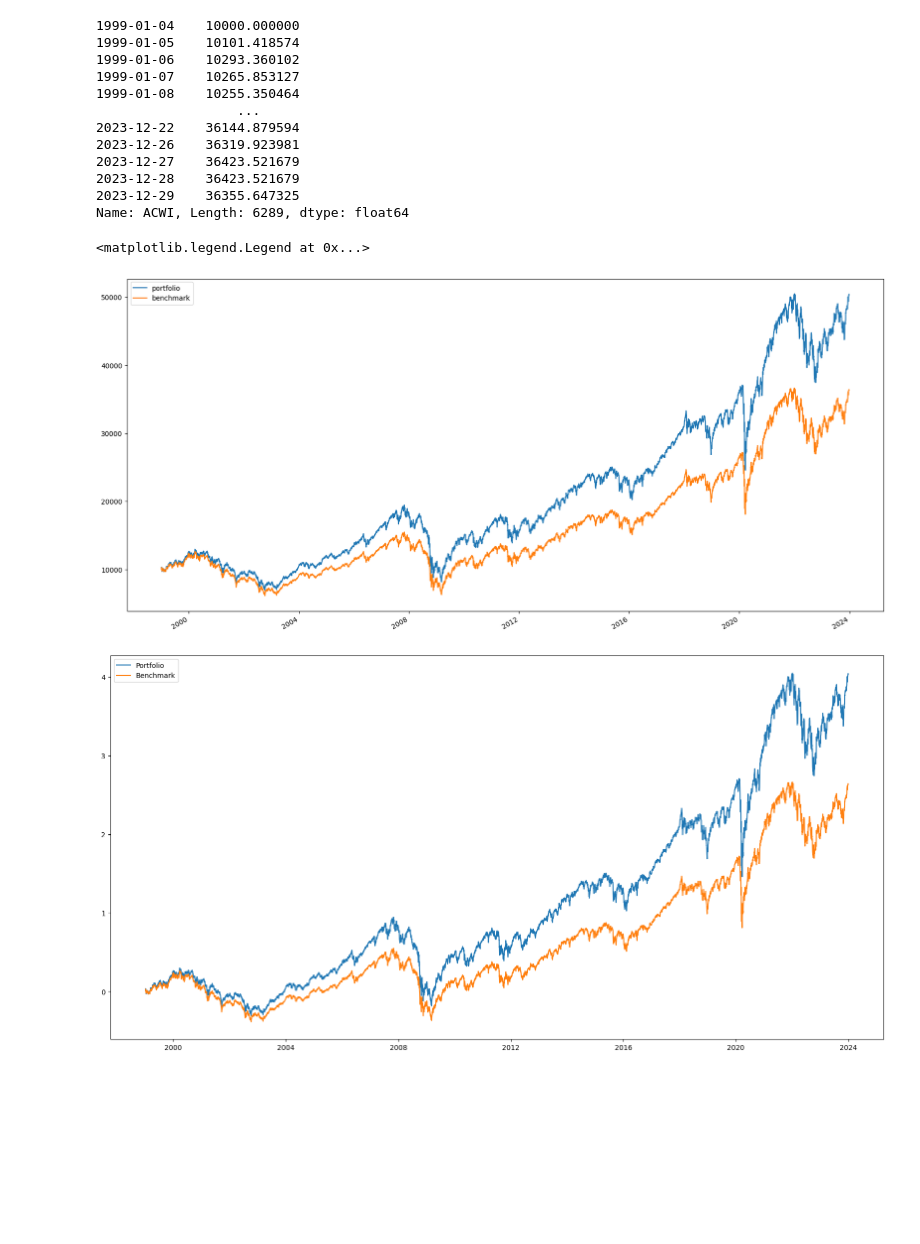
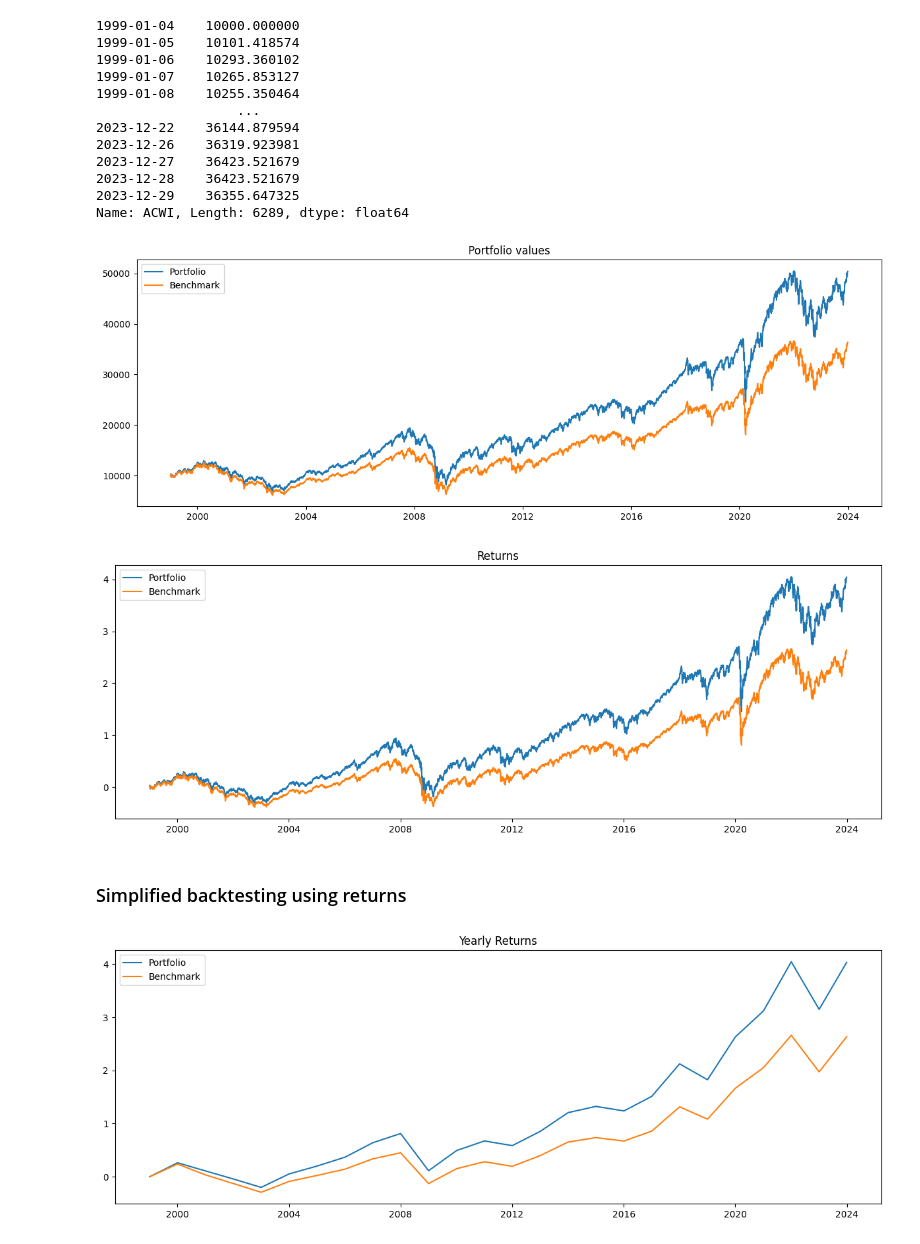
Before and after one commit to lharazin/TFM, a Jupyter notebook: Algorithm/backtesting/msci_acwi_replica_with_rebalancing.ipynb, the cells around one changed output. Drawn from its saved outputs; the diff is of its cells as text; code cells hidden in the pictures; blank space fills up the shorter version.

Commit message:
added cache and extended backtesting

```diff
--- a/Algorithm/backtesting/msci_acwi_replica_with_rebalancing.ipynb
+++ b/Algorithm/backtesting/msci_acwi_replica_with_rebalancing.ipynb
@@ -57,12 +51,8 @@ Name: ACWI, Length: 6289, dtype: float64
 # %% [markdown]
 ### Get Estimated Weights based on ACWI index
 # %%
-try:
-    df_weights = pd.read_csv('cached_acwi_weights.csv', index_col=0, parse_dates=True)
-except:
-    data_provider = DataProvider()
-    df_weights = data_provider.get_acwi_weights()
-    df_weights.to_csv('cached_acwi_weights.csv')
+data_provider = DataProvider()
+df_weights = data_provider.get_acwi_weights()
 
 df_weights = df_weights.loc[:'2023']
 df_weights
@@ -193,24 +183,24 @@ def calculate_num_participations_with_partial_rebalancing(
 # %%
-def calculate_num_participations_with_total_rebalancing(
+def calculate_no_of_shares_with_total_rebalancing(
         df_price, normalized_weights, days_to_rebalance, inicial_capital=10000):
-    df_num_participations = pd.DataFrame(np.zeros(df_price.shape),
-                                         columns=df_price.columns,
-                                         index=df_price.index)
+    df_no_shares = pd.DataFrame(np.zeros(df_price.shape),
+                                columns=df_price.columns,
+                                index=df_price.index)
     model_portfolio_row = 0
     model_portfolio = normalized_weights.iloc[model_portfolio_row]
-    num_participations = model_portfolio*inicial_capital/df_price.iloc[0]
+    no_shares = model_portfolio*inicial_capital/df_price.iloc[0]
 
     for day in range(df_price.shape[0]):
         if df_prices.index[day] in days_to_rebalance:
             model_portfolio_row += 1
             new_weights = normalized_weights.iloc[model_portfolio_row]
 
-            current_value = (num_participations * df_price.iloc[day]).sum()
-            num_participations = (current_value * new_weights) / df_price.iloc[day]
+            current_value = (no_shares * df_price.iloc[day]).sum()
+            no_shares = (current_value * new_weights) / df_price.iloc[day]
 
-        df_num_participations.iloc[day, :] = num_participations
+        df_no_shares.iloc[day, :] = no_shares
 
-    return df_num_participations
+    return df_no_shares
 # %%
 days_to_rebalance = []
 for year_start in normalized_weights.index:
@@ -282,7 +261,7 @@ operations
 # %%
-df_num_participations2 = calculate_num_participations_with_total_rebalancing(
+df_no_shares_total = calculate_no_of_shares_with_total_rebalancing(
     df_prices, normalized_weights, days_to_rebalance)
-df_num_participations2
+df_no_shares_total
 # %% [output]
 |  | United States | Japan | United Kingdom | Canada | France | Switzerland | Germany | Australia | ... |
 | 1999-01-04 | 62.622124 | 38.520180 | 67.706252 | 39.757521 | 35.026477 | 29.773607 | 31.147844 | 40.243449 | ... |
@@ -345,5 +313,5 @@ normalized_weights.loc['2015']
 # %% [markdown]
 Comparing to Benchmark
 # %%
-total_value_portfolio = df_num_participations2.mul(df_prices).sum(axis=1)
+total_value_portfolio = df_no_shares_total.mul(df_prices).sum(axis=1)
 # %%
@@ -363,19 +331,23 @@ benchmark_value
 2023-12-28    36423.521679
 2023-12-29    36355.647325
 Name: ACWI, Length: 6289, dtype: float64
-# %%
-total_value_portfolio.plot(figsize=(20, 10))
-benchmark_value.plot()
-plt.legend(['portfolio', 'benchmark'])
-# %% [output]
-<matplotlib.legend.Legend at 0x...>
-[figure, removed]
+# %%
+plt.figure(figsize=(15, 5))
+plt.plot(total_value_portfolio, label='Portfolio')
+plt.plot(benchmark_value, label='Benchmark')
+plt.title('Portfolio values')
+plt.legend()
+plt.show()
+# %% [output]
+[figure, added]
 # %%
-plt.figure(figsize=(20,10))
+plt.figure(figsize=(15, 5))
 plt.plot((1 + total_value_portfolio.pct_change()).cumprod() - 1, label='Portfolio')
 plt.plot((1 + benchmark.pct_change()).cumprod() - 1, label='Benchmark')
+plt.title('Returns')
 plt.legend()
-
 plt.show()
 # %% [output]
-[figure, old version]
+[figure, new version]
+# %% [markdown]
+### Simplified backtesting using returns
@@ -381,0 +372,9 @@ plt.show()
+# %%
+plt.figure(figsize=(15, 5))
+plt.plot(cum_total_yearly_returns, label='Portfolio')
+plt.plot(cum_benchmark_yearly_returns, label='Benchmark')
+plt.legend()
+plt.title('Yearly Returns')
+plt.show()
+# %% [output]
+[figure, added]
```
Also changed, not shown: parts of 19 cells of this notebook, 3 other files.
